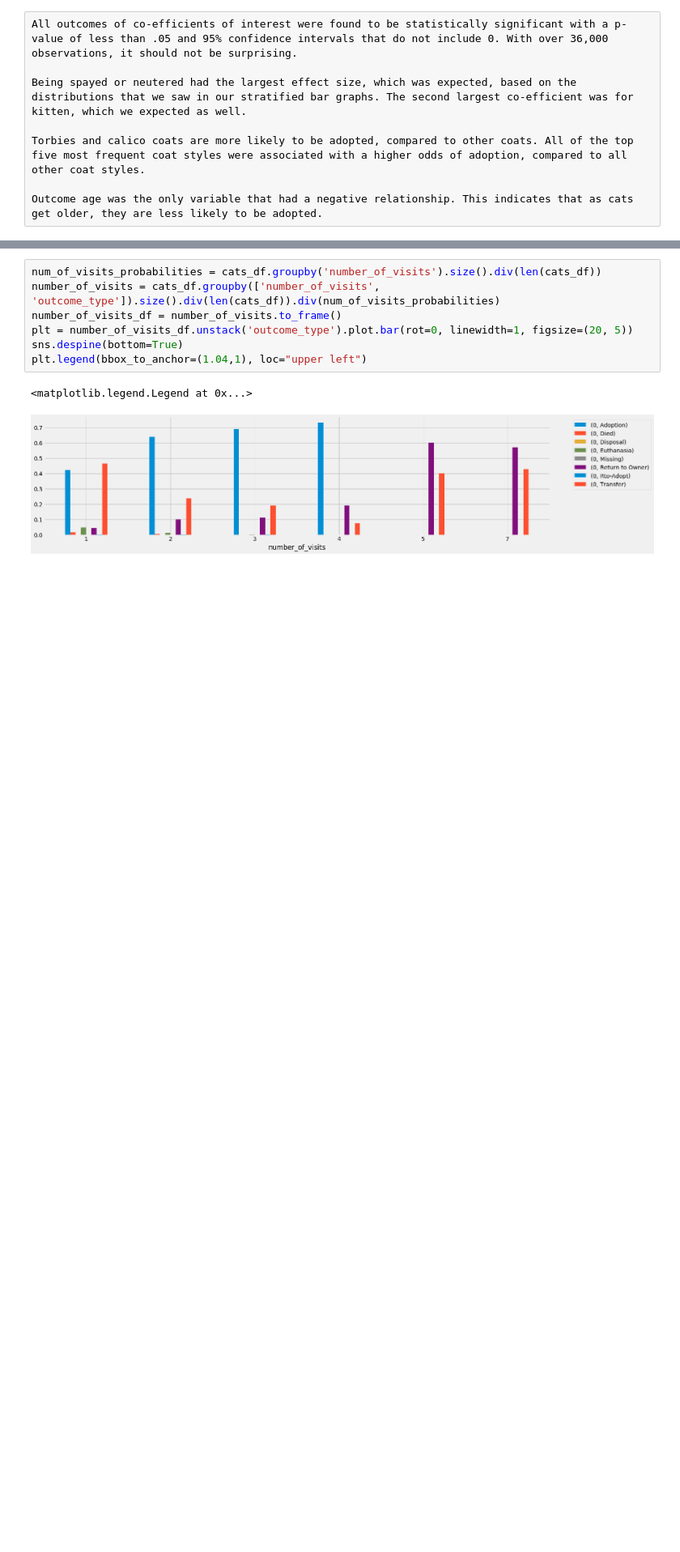
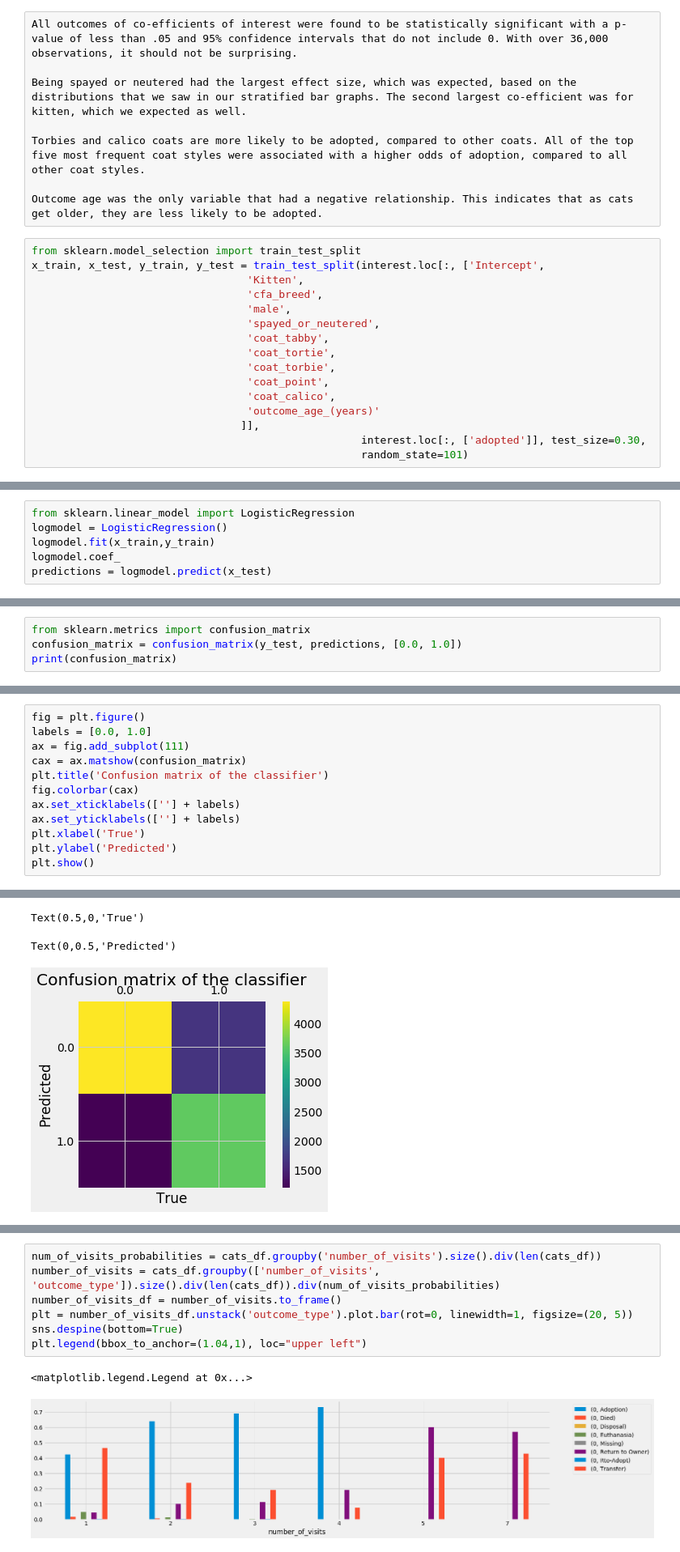
Before and after one commit to albertsaave/scs_3251_project, a Jupyter notebook: hugh-acc-shelter-cats-dan-logit.ipynb, the cells around one changed output, grey strips where cells are left out. Shown at 81% size. Saved outputs shown, nothing was run; the diff lists cells and outputs as text; blank space fills up the shorter version.

Commit message:
added reports of logistics to Dans

```diff
--- a/hugh-acc-shelter-cats-dan-logit.ipynb
+++ b/hugh-acc-shelter-cats-dan-logit.ipynb
@@ -811,3 +795,19 @@ Being spayed or neutered had the largest effect size, which was expected, based
 Torbies and calico coats are more likely to be adopted, compared to other coats. All of the top five most frequent coat styles were associated with a higher odds of adoption, compared to all other coat styles.
 
 Outcome age was the only variable that had a negative relationship. This indicates that as cats get older, they are less likely to be adopted.
+# %%
+from sklearn.model_selection import train_test_split
+x_train, x_test, y_train, y_test = train_test_split(interest.loc[:, ['Intercept',
+                                  'Kitten',
+                                  'cfa_breed',
+                                  'male',
+                                  'spayed_or_neutered',
+                                  'coat_tabby',
+                                  'coat_tortie',
+                                  'coat_torbie',
+                                  'coat_point',
+                                  'coat_calico',
+                                  'outcome_age_(years)'
+                                 ]],
+                                                    interest.loc[:, ['adopted']], test_size=0.30,
+                                                    random_state=101)
@@ -813,0 +834,6 @@ Outcome age was the only variable that had a negative relationship. This indicat
+# %%
+from sklearn.linear_model import LogisticRegression
+logmodel = LogisticRegression()
+logmodel.fit(x_train,y_train)
+logmodel.coef_
+predictions = logmodel.predict(x_test)
@@ -813,0 +859,4 @@ Outcome age was the only variable that had a negative relationship. This indicat
+# %%
+from sklearn.metrics import confusion_matrix
+confusion_matrix = confusion_matrix(y_test, predictions, [0.0, 1.0])
+print(confusion_matrix)
@@ -813,0 +870,13 @@ Outcome age was the only variable that had a negative relationship. This indicat
+# %%
+fig = plt.figure()
+labels = [0.0, 1.0]
+ax = fig.add_subplot(111)
+cax = ax.matshow(confusion_matrix)
+plt.title('Confusion matrix of the classifier')
+fig.colorbar(cax)
+ax.set_xticklabels([''] + labels)
+ax.set_yticklabels([''] + labels)
+plt.xlabel('True')
+plt.ylabel('Predicted')
+plt.show()
+# %% [output]
@@ -813,0 +887,3 @@ Outcome age was the only variable that had a negative relationship. This indicat
+Text(0.5,0,'True')
+Text(0,0.5,'Predicted')
+[figure, added]
```
Also changed, not shown: parts of 46 cells of this notebook, 1 other file.
